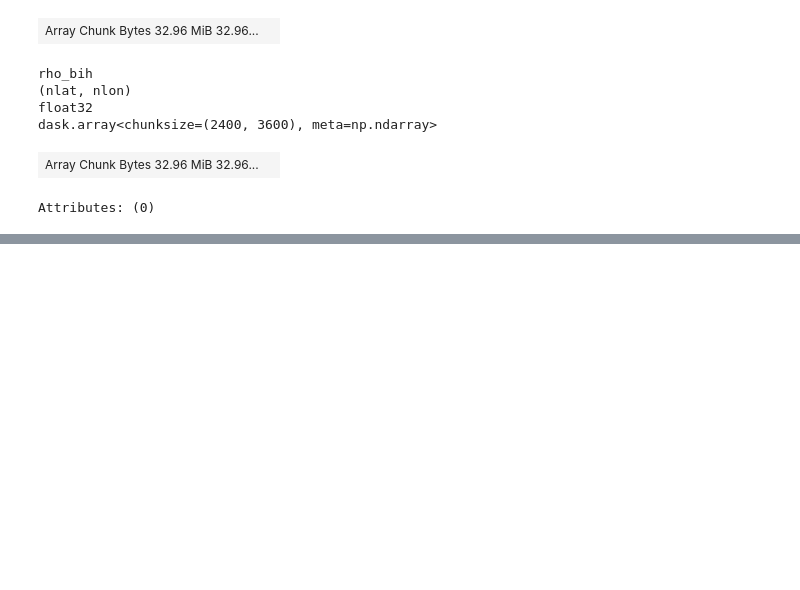
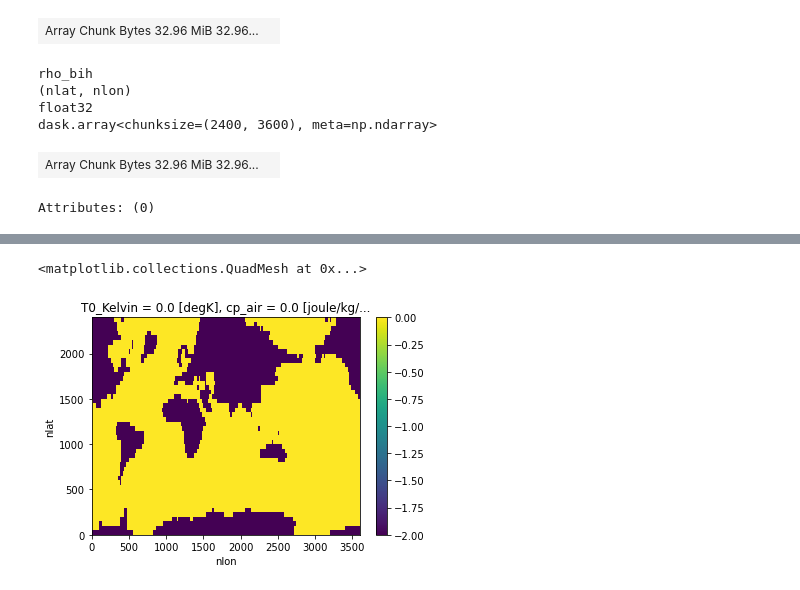
Before and after one commit to shanicetbailey/SST-gradients, a Jupyter notebook: CESM/tendency-histograms.ipynb, the cells around one changed output, grey strips where cells are left out. Drawn from its saved outputs; the diff is of its cells as text; code cells hidden in the pictures; blank space fills up the shorter version.

```diff
--- a/CESM/tendency-histograms.ipynb
+++ b/CESM/tendency-histograms.ipynb
@@ -139,0 +283,5 @@ Attributes: (0)
+# %%
+diff.plot()
+# %% [output]
+<matplotlib.collections.QuadMesh at 0x...>
+[figure, added]
```
Also changed, not shown: parts of 59 cells of this notebook.
